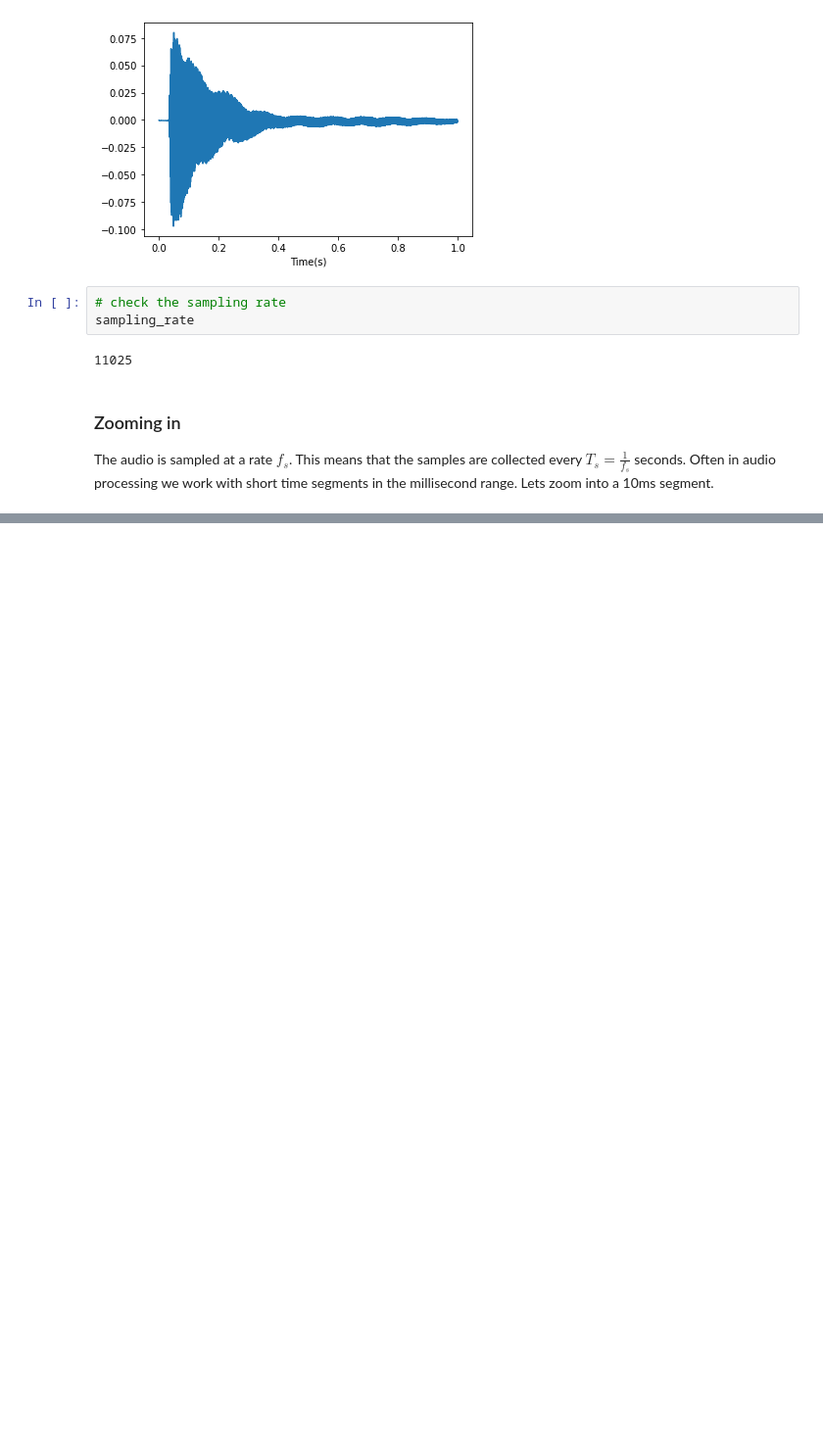
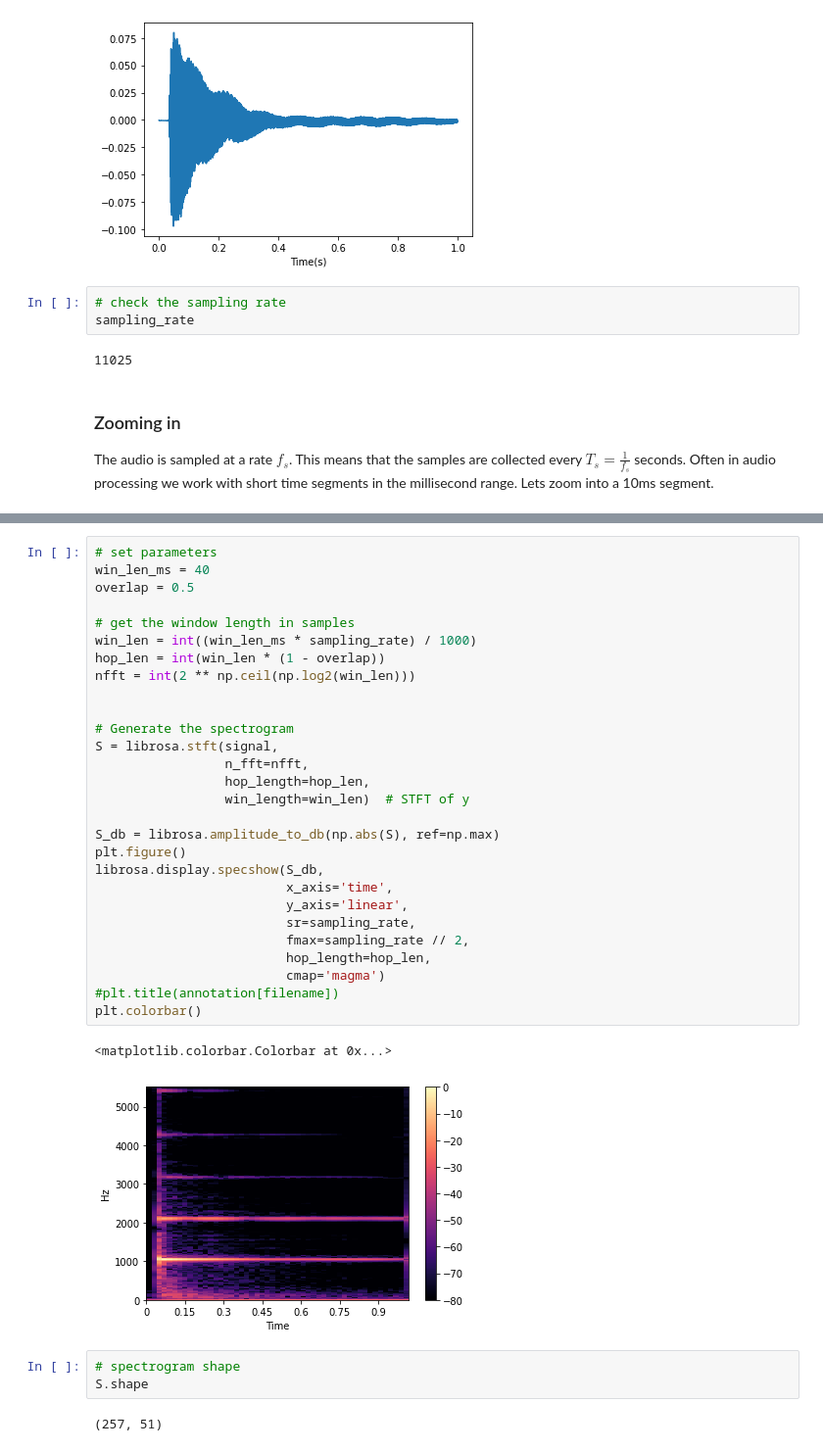
Before and after one commit to DeKUT-DSAIL/dsa2021, a Jupyter notebook: acoustic-processing/audio-processing.ipynb, the cells around one changed output, grey strips where cells are left out. Shown: that part at 98% size. Saved outputs shown, nothing was run; the diff lists cells and outputs as text; blank space fills up the shorter version.

Commit message:
spectrograms

```diff
--- a/acoustic-processing/audio-processing.ipynb
+++ b/acoustic-processing/audio-processing.ipynb
@@ -84,0 +98,36 @@ For mose audio processing applications, we work with short segments of audio in
+# %%
+# set parameters
+win_len_ms = 40
+overlap = 0.5
+
+# get the window length in samples
+win_len = int((win_len_ms * sampling_rate) / 1000)
+hop_len = int(win_len * (1 - overlap))
+nfft = int(2 ** np.ceil(np.log2(win_len)))
+
+
+# Generate the spectrogram
+S = librosa.stft(signal,
+                 n_fft=nfft,
+                 hop_length=hop_len,
+                 win_length=win_len)  # STFT of y
+
+S_db = librosa.amplitude_to_db(np.abs(S), ref=np.max)
+plt.figure()
+librosa.display.specshow(S_db,
+                         x_axis='time',
+                         y_axis='linear',
+                         sr=sampling_rate,
+                         fmax=sampling_rate // 2,
+                         hop_length=hop_len,
+                         cmap='magma')
+#plt.title(annotation[filename])
+plt.colorbar()
+# %% [output]
+<matplotlib.colorbar.Colorbar at 0x...>
+[figure, added]
+# %%
+# spectrogram shape
+S.shape
+# %% [output]
+(257, 51)
```
Also changed, not shown: parts of 7 cells of this notebook.
